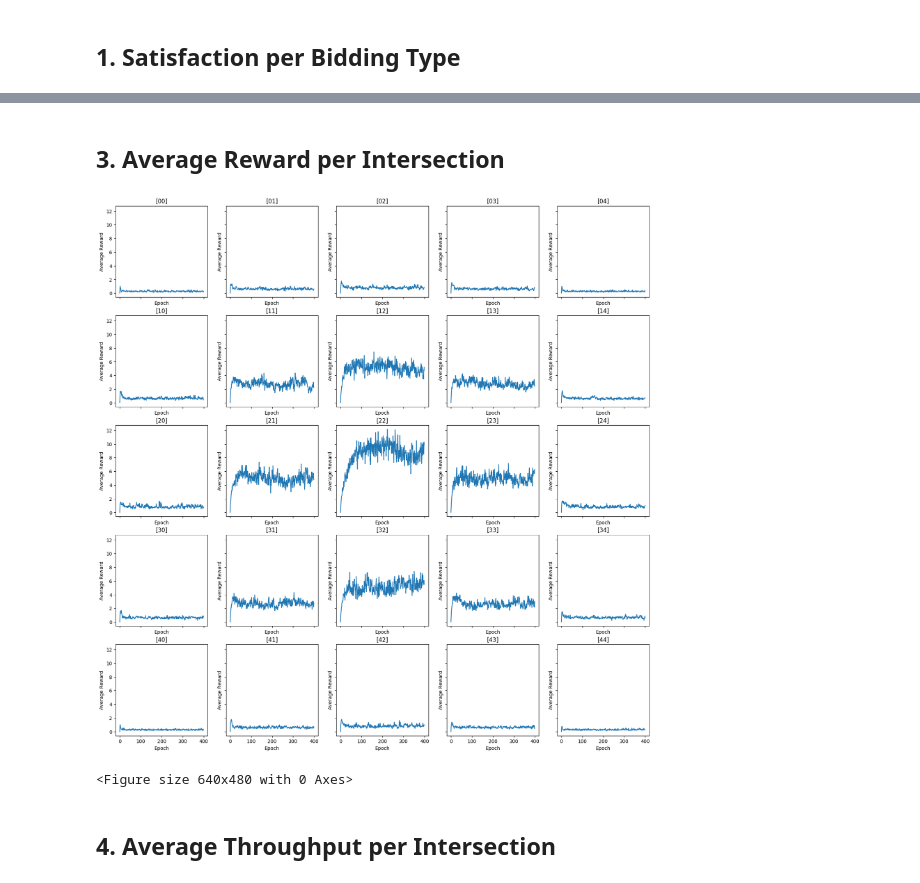
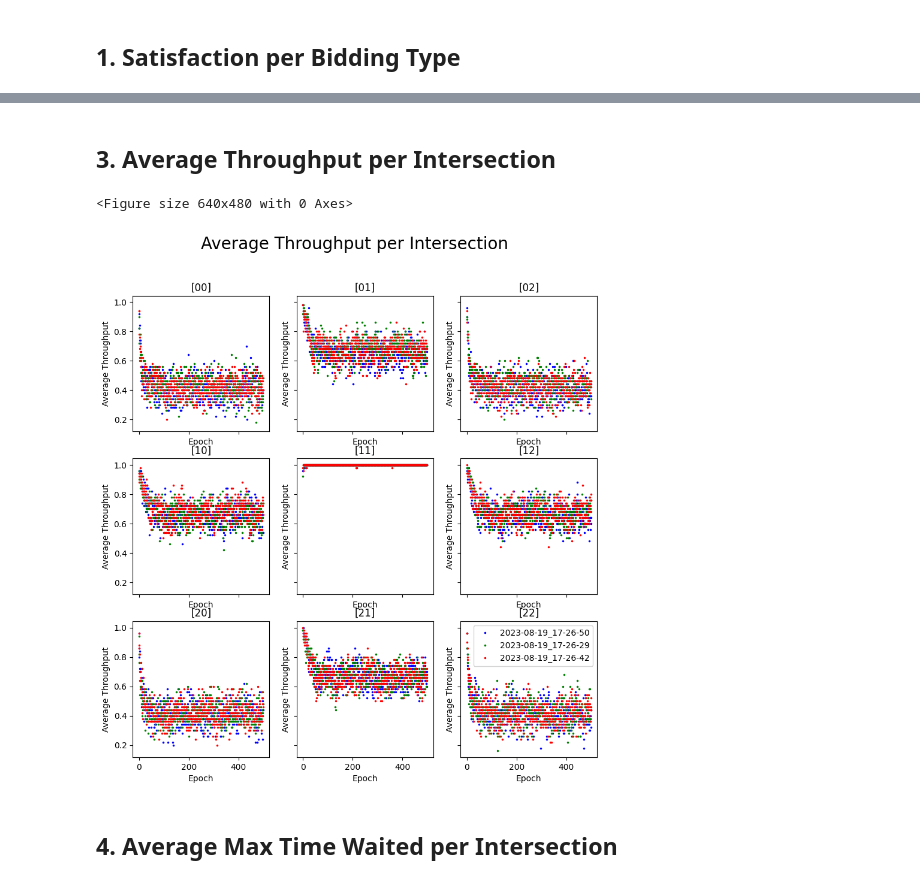
Before and after one commit to LeonidasZotos/adaptiveAuctions, a Jupyter notebook: analysis.ipynb, the cells around one changed output, grey strips where cells are left out. Drawn from its saved outputs; the diff is of its cells as text; code cells hidden in the pictures.

```diff
--- a/analysis.ipynb
+++ b/analysis.ipynb
@@ -119,2 +123,2 @@ plot_throughput_heatmap_average(average_throughput_per_intersection)
 # %% [markdown]
-## 3. Average Reward per Intersection
+## 3. Average Throughput per Intersection <a id="3"></a>
@@ -133,20 +125,31 @@ average_reward_per_intersection = np.transpose(
 # %%
-def plot_reward_per_intersection_history(data):
-    # Each subplot is a graph of the reward history of that intersection.
-    fig, axs = plt.subplots(
-        data.shape[0], data.shape[1], sharex=True, sharey=True, figsize=(20, 20))
-    for i in range(data.shape[0]):
-        for j in range(data.shape[1]):
-            axs[i, j].plot(average_reward_per_intersection[i, j])
+def plot_throughput_history(throughput_history_per_intersection, label, colour, axs):
+    for i in range(throughput_history_per_intersection.shape[0]):
+        for j in range(throughput_history_per_intersection.shape[0]):
+            axs[i, j].plot(
+                throughput_history_per_intersection[i, j], 'o', markersize=1.5, color=colour, label=label)
             axs[i, j].set_title('[' + str(i) + str(j) + ']')
             axs[i, j].set_xlabel('Epoch')
-            axs[i, j].set_ylabel('Average Reward')
-    plt.show()
-    plt.clf()
+            axs[i, j].set_ylabel('Average Throughput')
-# %%
-plot_reward_per_intersection_history(average_reward_per_intersection)
-# %% [output]
-[figure, removed]
-<Figure size 640x480 with 0 Axes>
+# %%
+plt.clf()
+average_throughput_per_intersection_history_results = []
+for sim in results_to_use:
+    average_throughput_per_intersection_history_results.append(
+        all_sim_results[sim]['average_throughput_per_intersection'])
+
+fig, axs = plt.subplots(
+    average_throughput_per_intersection_history_results[0].shape[0],
+    average_throughput_per_intersection_history_results[0].shape[1], sharex=True, sharey=True, figsize=(10, 10))
+
+for i, history in enumerate(average_throughput_per_intersection_history_results):
+    plot_throughput_history(history, results_to_use[i], sim_colours[i], axs)
+
+fig.suptitle('Average Throughput per Intersection ', fontsize=20)
+plt.legend()
+plt.show()
+# %% [output]
+<Figure size 640x480 with 0 Axes>
+[figure, added]
 # %% [markdown]
-## 4. Average Throughput per Intersection <a id="4"></a>
+## 4. Average Max Time Waited per Intersection <a id="4"></a>
```
Also changed, not shown: parts of 23 cells of this notebook, 1 other file.
